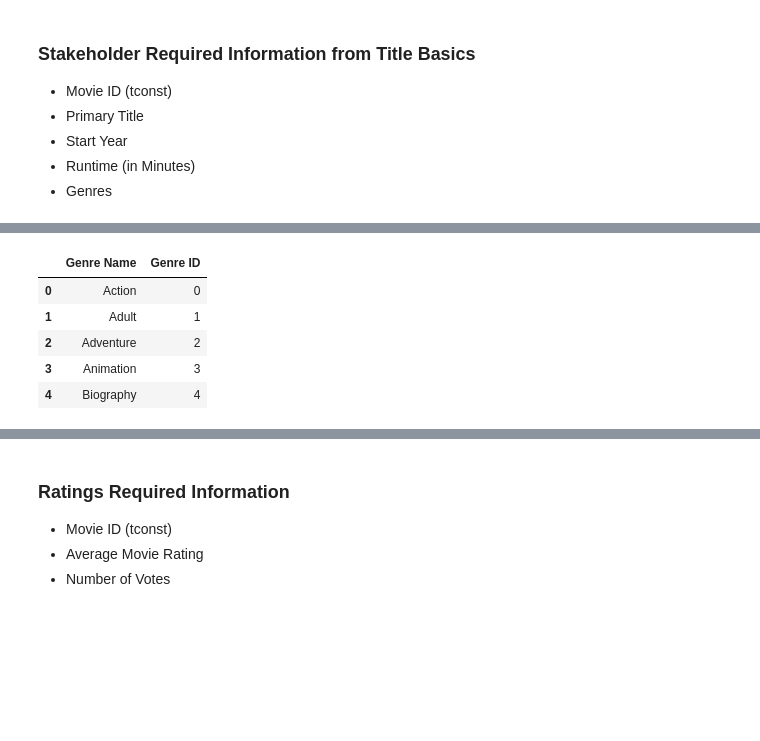
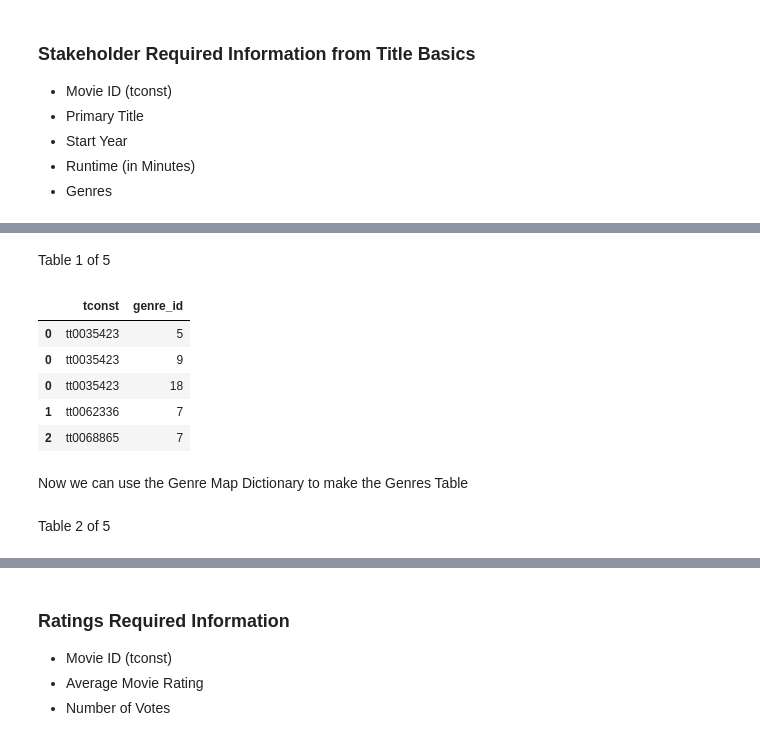
Before and after one commit to daisy-rivera/Movie-Analysis, a Jupyter notebook: Movies Project Pt 3.3 - Create SQL Database.ipynb, the cells around one changed output, grey strips where cells are left out. Cells and saved outputs as stored; diff of their text form; code cells hidden in the pictures; blank space fills up the shorter version.

```diff
--- a/Movies Project Pt 3.3 - Create SQL Database.ipynb
+++ b/Movies Project Pt 3.3 - Create SQL Database.ipynb
@@ -227,11 +223,20 @@ title_genres['genre_id'] = title_genres['genres_split'].map(genre_map)
 title_genres.drop(columns='genres_split',inplace=True)
+# %% [markdown]
+Table 1 of 5
+# %%
+#displaying the final title_generes df for the database
+title_genres.head()
+# %% [output]
+|  | tconst | genre_id |
+| 0 | tt0035423 | 5 |
+| 0 | tt0035423 | 9 |
+| 0 | tt0035423 | 18 |
+| 1 | tt0062336 | 7 |
+| 2 | tt0068865 | 7 |
+# %% [markdown]
+Now we can use the Genre Map Dictionary to make the Genres Table
 # %%
+#creating a dataframe using the genre map
 genres = pd.DataFrame({'Genre Name':genre_map.keys(),'Genre ID':genre_map.values()})
-genres.head()
-# %% [output]
-|  | Genre Name | Genre ID |
-| 0 | Action | 0 |
-| 1 | Adult | 1 |
-| 2 | Adventure | 2 |
-| 3 | Animation | 3 |
-| 4 | Biography | 4 |
+# %% [markdown]
+Table 2 of 5
```
Also changed, not shown: parts of 52 cells of this notebook.
